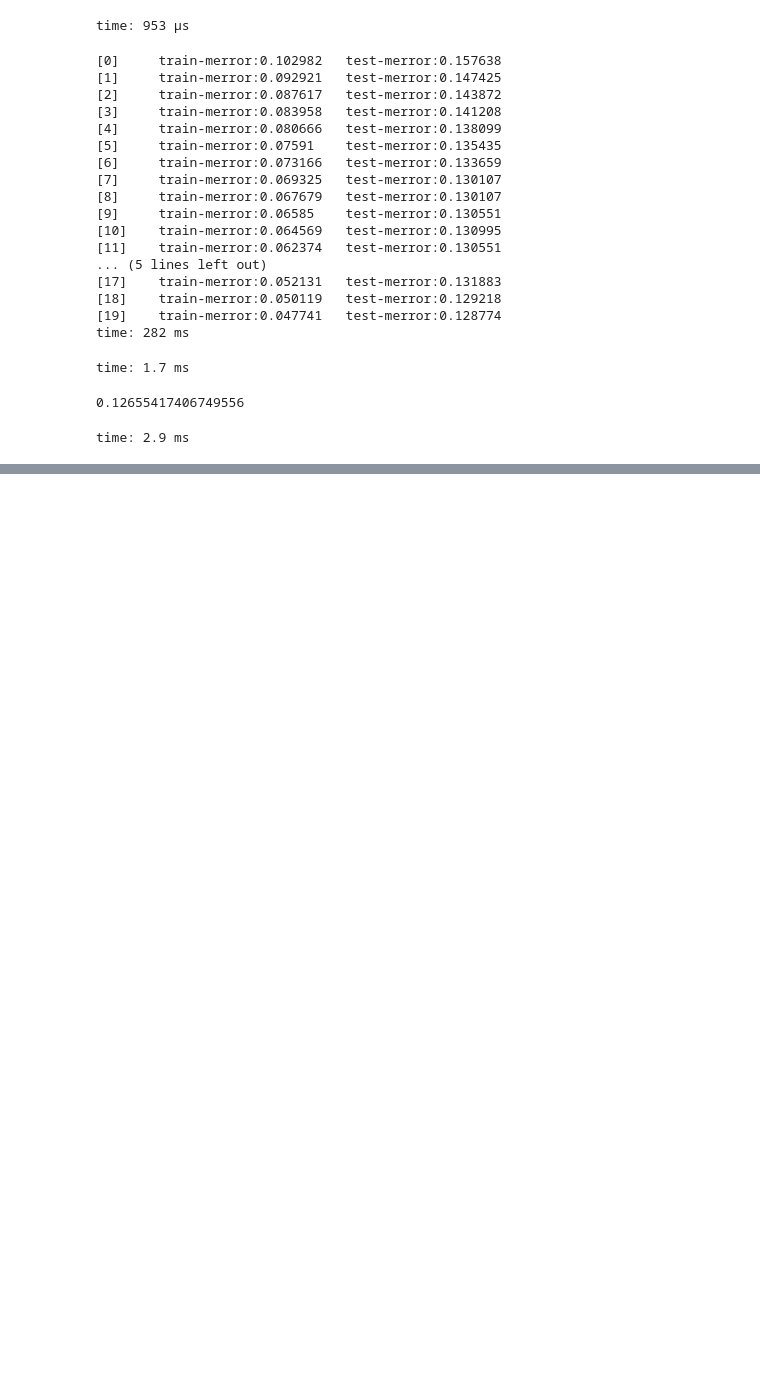
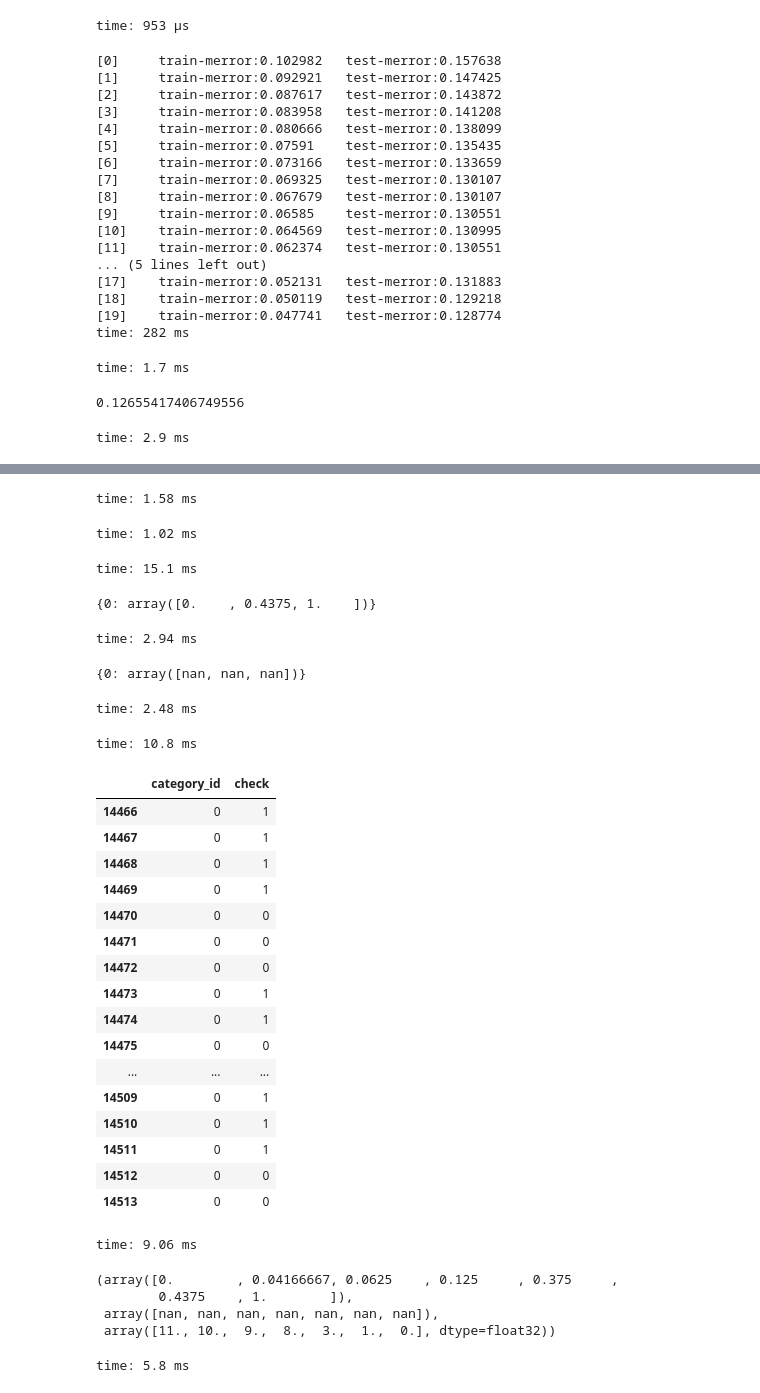
Before and after one commit to gpuopenanalytics/kdd-2018, a Jupyter notebook: notebook/KDD-Lab-4-Classification.ipynb, the cells around one changed output, grey strips where cells are left out. Cells and saved outputs as stored; diff of their text form; code cells hidden in the pictures; blank space fills up the shorter version.

```diff
--- a/notebook/KDD-Lab-4-Classification.ipynb
+++ b/notebook/KDD-Lab-4-Classification.ipynb
@@ -444,0 +588,7 @@ num_round = 20
+# %%
+result_pdf = test_pdf.copy()
+result_pdf = result_pdf.reset_index()
+result_pdf['check'] = pd.Series(check)
+
+print("==> length of result_pdf = ", result_pdf.shape[0])
+print("==> length of 'check' series = ", len(check))
@@ -444,0 +609,3 @@ num_round = 20
+# %%
+x = 0
+roc_pdf = result_pdf[result_pdf['category_id'] == x][['category_id','check']]
@@ -444,0 +624,68 @@ num_round = 20
+# %%
+def make_binary(row):
+    true_id = row['category_id']
+    pred_id = row['check']
+
+    if(true_id == pred_id):
+        return [0,0]
+    else:
+        return [0,1]
+# %% [output]
+time: 1.58 ms
+# %%
+fpr = dict()
+tpr = dict()
+roc_auc = dict()
+# %% [output]
+time: 1.02 ms
+# %%
+num_classes = int(len(result_pdf.groupby('category_id')['category_id'].nunique()))
+for i in range(1):
+    calc_roc_pdf = roc_pdf[roc_pdf['category_id'] == i].apply(make_binary, axis=1)
+    fpr[i], tpr[i], _ = roc_curve(calc_roc_pdf['category_id'], calc_roc_pdf['check'])
+    roc_auc[i] = auc(fpr[i], tpr[i])
+# %% [output]
+time: 15.1 ms
+# %%
+fpr
+# %% [output]
+{0: array([0.    , 0.4375, 1.    ])}
+time: 2.94 ms
+# %%
+tpr
+# %% [output]
+{0: array([nan, nan, nan])}
+time: 2.48 ms
+# %%
+calc_roc_pdf = roc_pdf[roc_pdf['category_id'] == 0].apply(make_binary, axis=1)
+# %% [output]
+time: 10.8 ms
+# %%
+calc_roc_pdf
+# %% [output]
+|  | category_id | check |
+| 14466 | 0 | 1 |
+| 14467 | 0 | 1 |
+| 14468 | 0 | 1 |
+| 14469 | 0 | 1 |
+| 14470 | 0 | 0 |
+| 14471 | 0 | 0 |
+| 14472 | 0 | 0 |
+| 14473 | 0 | 1 |
+| 14474 | 0 | 1 |
+| 14475 | 0 | 0 |
+| ... | ... | ... |
+| 14509 | 0 | 1 |
+| 14510 | 0 | 1 |
+| 14511 | 0 | 1 |
+| 14512 | 0 | 0 |
+| 14513 | 0 | 0 |
+time: 9.06 ms
+# %%
+roc_curve(roc_pdf['category_id'], roc_pdf['check'])
+# %% [output]
+(array([0.        , 0.04166667, 0.0625    , 0.125     , 0.375     ,
+        0.4375    , 1.        ]),
+ array([nan, nan, nan, nan, nan, nan, nan]),
+ array([11., 10.,  9.,  8.,  3.,  1.,  0.], dtype=float32))
+time: 5.8 ms
```
Also changed, not shown: parts of 23 cells of this notebook.
